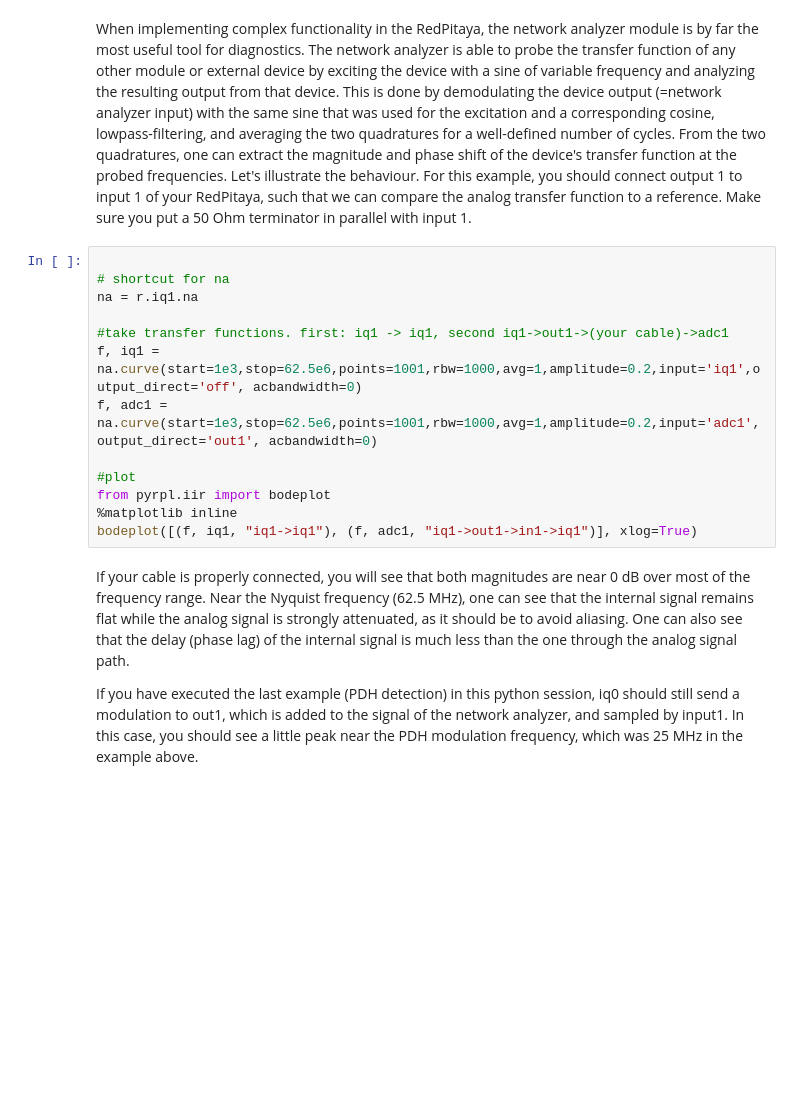
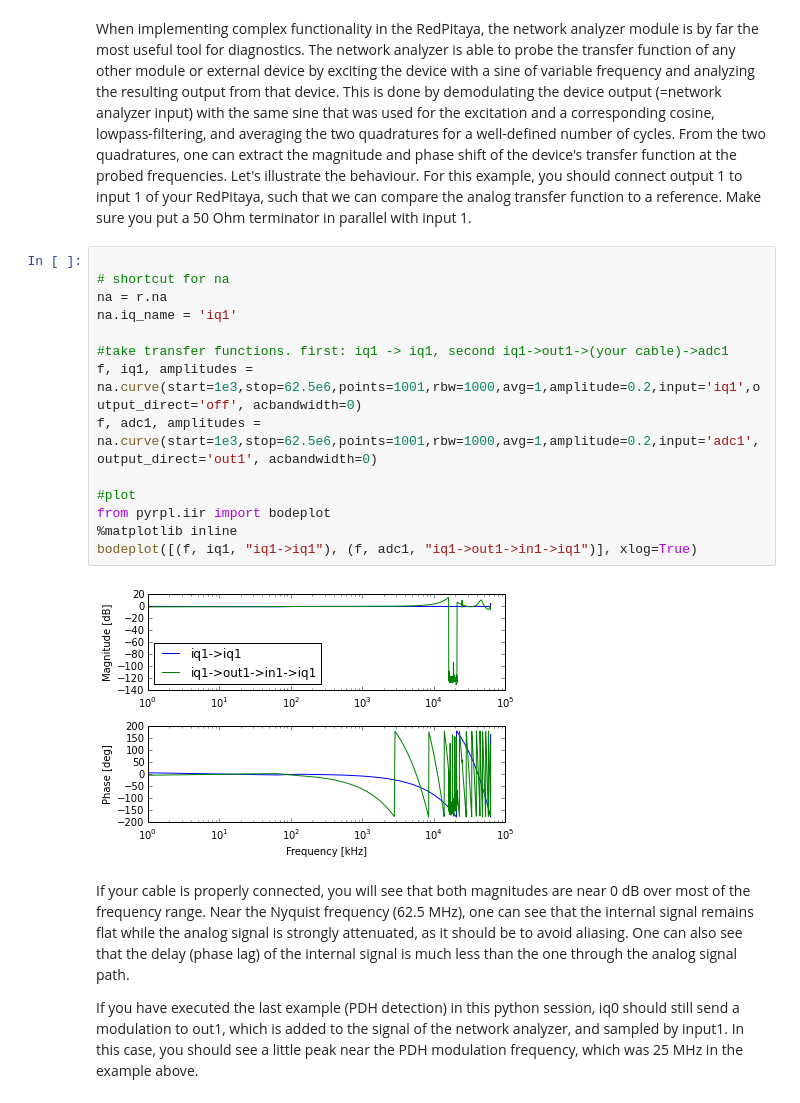
Before and after one commit to lneuhaus/pyrpl, a Jupyter notebook: doc/tutorial.ipynb, the cells around one changed output. Saved outputs shown, nothing was run; the diff lists cells and outputs as text; blank space fills up the shorter version.

```diff
--- a/doc/tutorial.ipynb
+++ b/doc/tutorial.ipynb
@@ -549,16 +534,19 @@ When implementing complex functionality in the RedPitaya, the network analyzer m
 # %%
 
 # shortcut for na
-na = r.iq1.na
+na = r.na
+na.iq_name = 'iq1'
 
 #take transfer functions. first: iq1 -> iq1, second iq1->out1->(your cable)->adc1
-f, iq1 = na.curve(start=1e3,stop=62.5e6,points=1001,rbw=1000,avg=1,amplitude=0.2,input='iq1',output_direct='off', acbandwidth=0)
-f, adc1 = na.curve(start=1e3,stop=62.5e6,points=1001,rbw=1000,avg=1,amplitude=0.2,input='adc1',output_direct='out1', acbandwidth=0)
+f, iq1, amplitudes = na.curve(start=1e3,stop=62.5e6,points=1001,rbw=1000,avg=1,amplitude=0.2,input='iq1',output_direct='off', acbandwidth=0)
+f, adc1, amplitudes = na.curve(start=1e3,stop=62.5e6,points=1001,rbw=1000,avg=1,amplitude=0.2,input='adc1',output_direct='out1', acbandwidth=0)
 
 #plot
 from pyrpl.iir import bodeplot
 %matplotlib inline
 bodeplot([(f, iq1, "iq1->iq1"), (f, adc1, "iq1->out1->in1->iq1")], xlog=True)
+# %% [output]
+[figure, added]
 # %% [markdown]
 If your cable is properly connected, you will see that both magnitudes are near 0 dB over most of the frequency range. Near the Nyquist frequency (62.5 MHz), one can see that the internal signal remains flat while the analog signal is strongly attenuated, as it should be to avoid aliasing. One can also see that the delay (phase lag) of the internal signal is much less than the one through the analog signal path.
 
```
Also changed, not shown: parts of 26 cells of this notebook.
